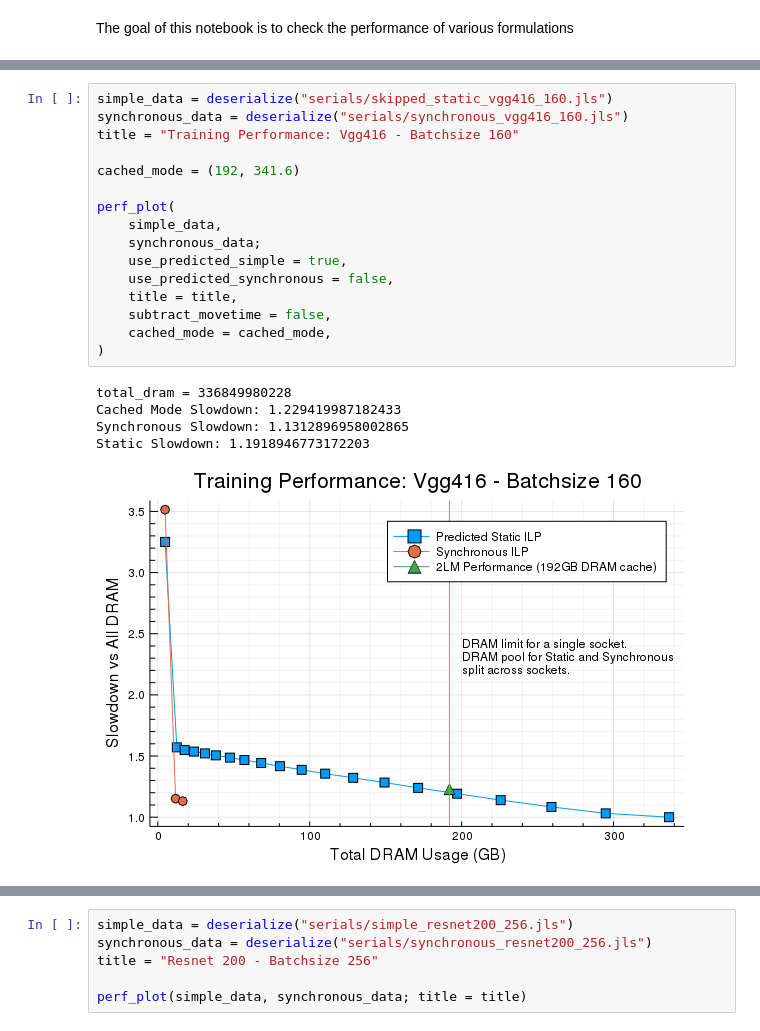
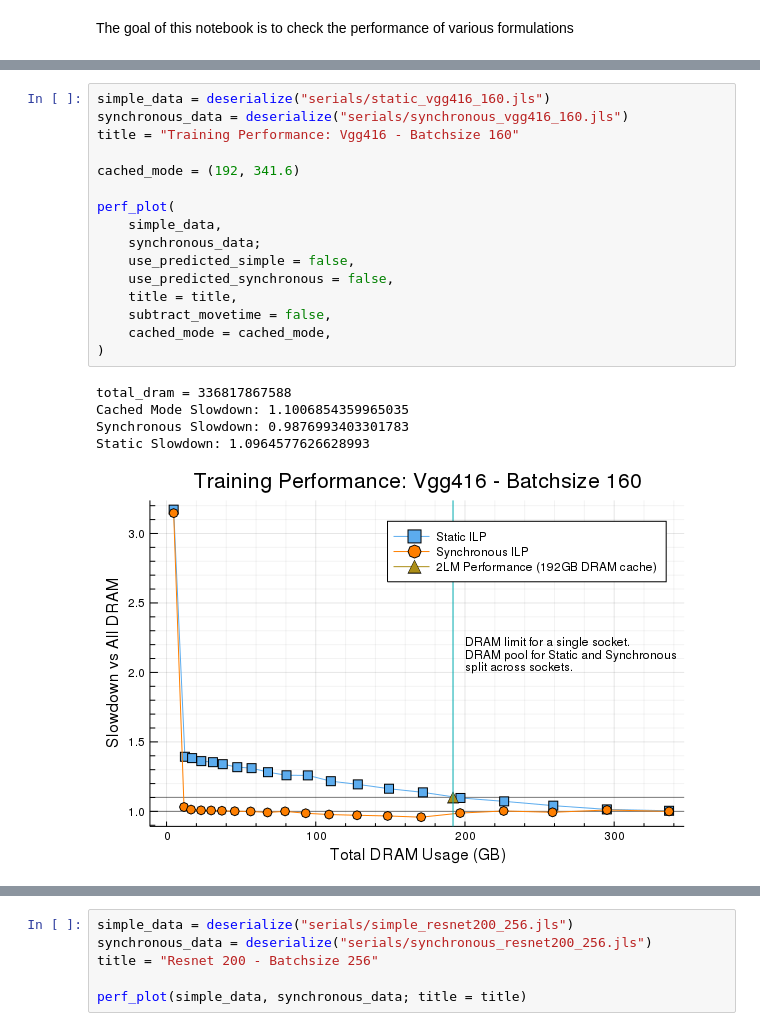
Before and after one commit to darchr/ml-tools, a Jupyter notebook: ngraph/notebooks/TheOneRing.ipynb, the cells around one changed output, grey strips where cells are left out. Drawn from its saved outputs; the diff is of its cells as text.

```diff
--- a/ngraph/notebooks/TheOneRing.ipynb
+++ b/ngraph/notebooks/TheOneRing.ipynb
@@ -128,27 +146,27 @@ end
 # %% [output]
 perf_plot (generic function with 1 method)
 # %%
-simple_data = deserialize("serials/skipped_static_vgg416_160.jls")
+simple_data = deserialize("serials/static_vgg416_160.jls")
 synchronous_data = deserialize("serials/synchronous_vgg416_160.jls")
 title = "Training Performance: Vgg416 - Batchsize 160"
 
 cached_mode = (192, 341.6)
 
 perf_plot(
     simple_data,
     synchronous_data;
-    use_predicted_simple = true,
+    use_predicted_simple = false,
     use_predicted_synchronous = false,
     title = title,
     subtract_movetime = false,
     cached_mode = cached_mode,
 )
 # %% [output]
-total_dram = 336849980228
-Cached Mode Slowdown: 1.229419987182433
-Synchronous Slowdown: 1.1312896958002865
-Static Slowdown: 1.1918946773172203
+total_dram = 336817867588
+Cached Mode Slowdown: 1.1006854359965035
+Synchronous Slowdown: 0.9876993403301783
+Static Slowdown: 1.0964577626628993
-[figure, old version]
+[figure, new version]
 # %%
 simple_data = deserialize("serials/static_inception_v4_3072.jls")
 synchronous_data = deserialize("serials/synchronous_inception_v4_3072.jls")
```
Also changed, not shown: parts of 5 cells of this notebook, 9 other files.
